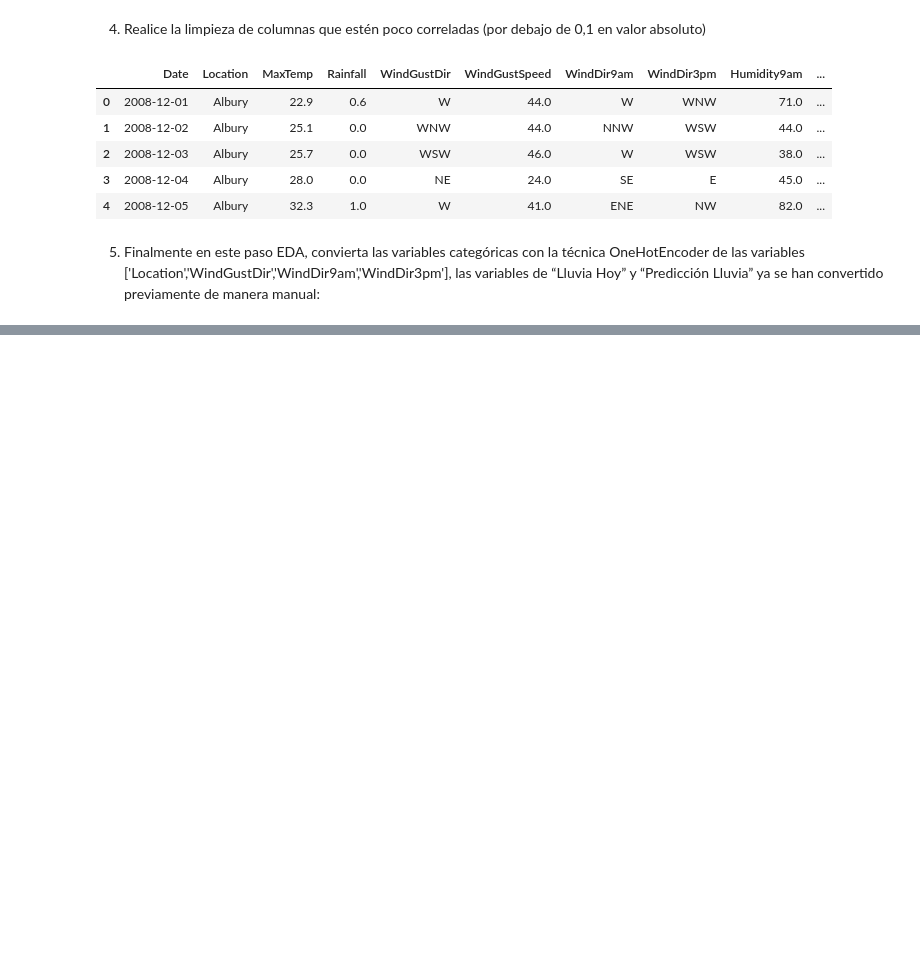
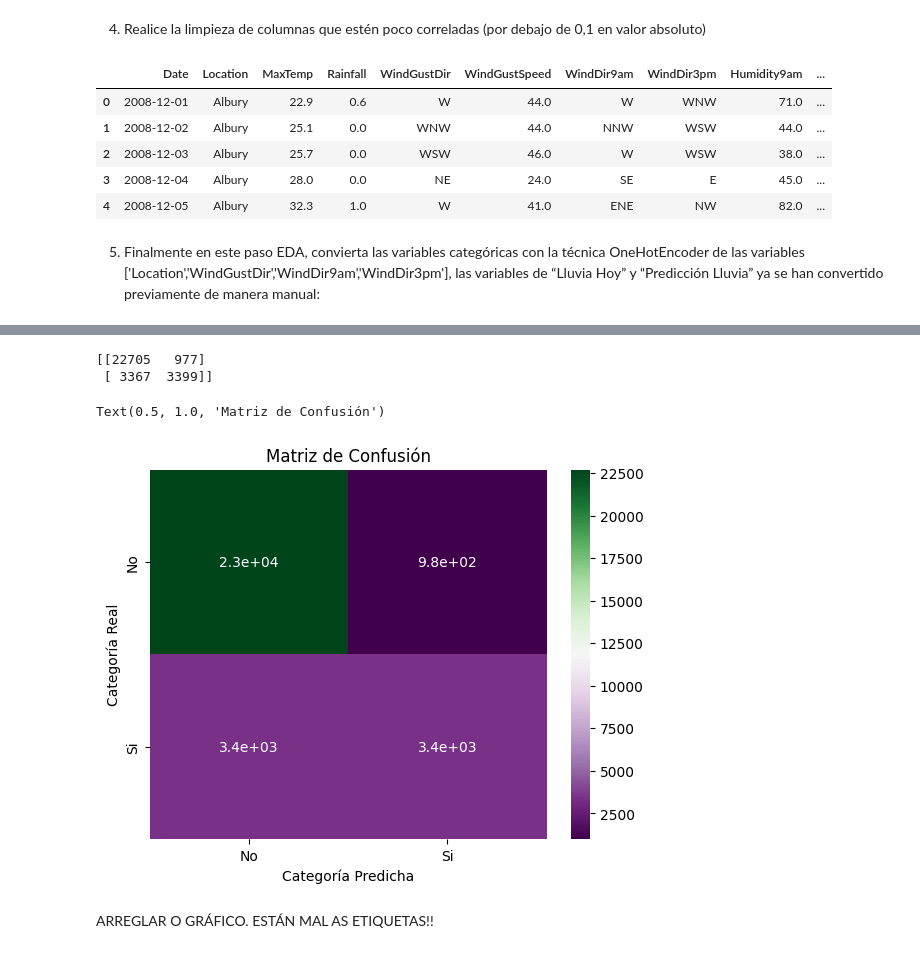
Before and after one commit to CPinheiroO/rain-forecast, a Jupyter notebook: Práctica Final.ipynb, the cells around one changed output, grey strips where cells are left out. Cells and saved outputs as stored; diff of their text form; code cells hidden in the pictures; blank space fills up the shorter version.

```diff
--- a/Práctica Final.ipynb
+++ b/Práctica Final.ipynb
@@ -211,0 +272,2 @@ Length: 103, dtype: int64
+# %%
+predictions = (model.predict(X_test) > 0.5).astype("int32")
@@ -211,0 +276,24 @@ Length: 103, dtype: int64
+# %%
+cm = confusion_matrix(y_test,predictions)
+print(cm)
+
+class_names = ["No", "Si"]
+
+plt.figure()
+sns.heatmap(cm,
+            annot=True,
+            cmap="PRGn",
+            xticklabels=class_names,
+            yticklabels=class_names,
+            cbar=True)
+
+plt.xlabel('Categoría Predicha')
+plt.ylabel('Categoría Real')
+plt.title('Matriz de Confusión')
+# %% [output]
+[[22705   977]
+ [ 3367  3399]]
+Text(0.5, 1.0, 'Matriz de Confusión')
+[figure, added]
+# %% [markdown]
+ARREGLAR O GRÁFICO. ESTÁN MAL AS ETIQUETAS!!
```
Also changed, not shown: parts of 18 cells of this notebook.
